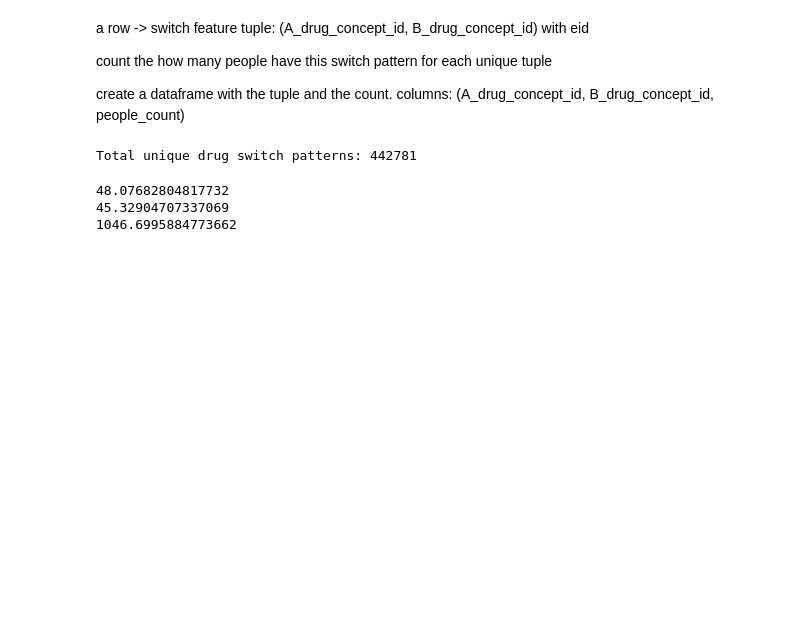
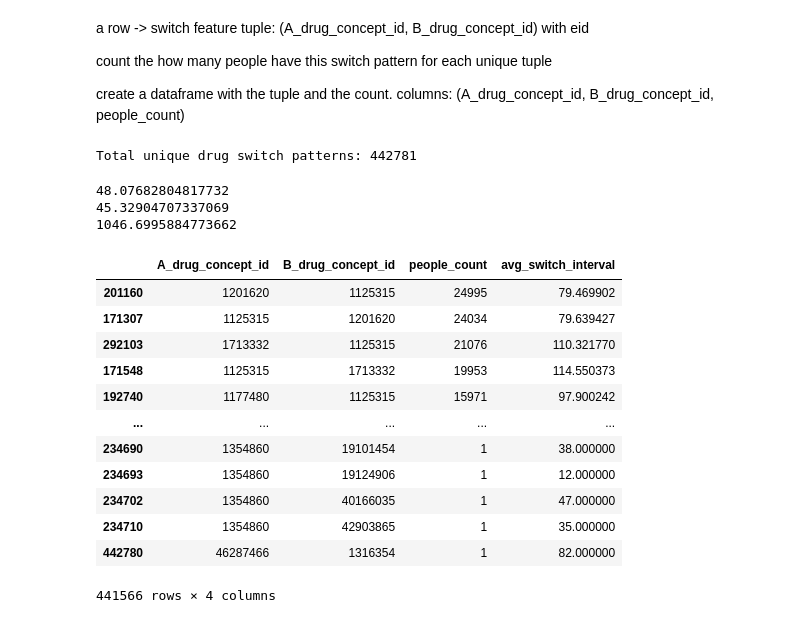
Before and after one commit to spicadust/Project_PerMed, a Jupyter notebook: notebooks/pattern/drug_switch_eda.ipynb, the cells around one changed output. Saved outputs shown, nothing was run; the diff lists cells and outputs as text; code cells hidden in the pictures; blank space fills up the shorter version.

Commit message:
Analyze switch interval

```diff
--- a/notebooks/pattern/drug_switch_eda.ipynb
+++ b/notebooks/pattern/drug_switch_eda.ipynb
@@ -437,9 +452,11 @@ count the how many people have this switch pattern for each unique tuple
 create a dataframe with the tuple and the count. columns: (A_drug_concept_id, B_drug_concept_id, people_count)
 # %%
 switch_people_freq = (
-    csde_df.groupby(["A_drug_concept_id", "B_drug_concept_id"])["eid"]
-    .nunique()
-    .reset_index(name="people_count")
+    csde_df.groupby(["A_drug_concept_id", "B_drug_concept_id"])
+    .agg(
+        people_count=("eid", "nunique"), avg_switch_interval=("switch_interval", "mean")
+    )
+    .reset_index()
 )
 
 # Sort by people_count in descending order
@@ -466,3 +483,19 @@ print(switch_people_same_drug_freq["people_count"].mean())
 48.07682804817732
 45.32904707337069
 1046.6995884773662
+# %%
+switch_people_diff_drug_freq
+# %% [output]
+|  | A_drug_concept_id | B_drug_concept_id | people_count | avg_switch_interval |
+| 201160 | 1201620 | 1125315 | 24995 | 79.469902 |
+| 171307 | 1125315 | 1201620 | 24034 | 79.639427 |
+| 292103 | 1713332 | 1125315 | 21076 | 110.321770 |
+| 171548 | 1125315 | 1713332 | 19953 | 114.550373 |
+| 192740 | 1177480 | 1125315 | 15971 | 97.900242 |
+| ... | ... | ... | ... | ... |
+| 234690 | 1354860 | 19101454 | 1 | 38.000000 |
+| 234693 | 1354860 | 19124906 | 1 | 12.000000 |
+| 234702 | 1354860 | 40166035 | 1 | 47.000000 |
+| 234710 | 1354860 | 42903865 | 1 | 35.000000 |
+| 442780 | 46287466 | 1316354 | 1 | 82.000000 |
+441566 rows × 4 columns
```
Also changed, not shown: parts of 5 cells of this notebook.
